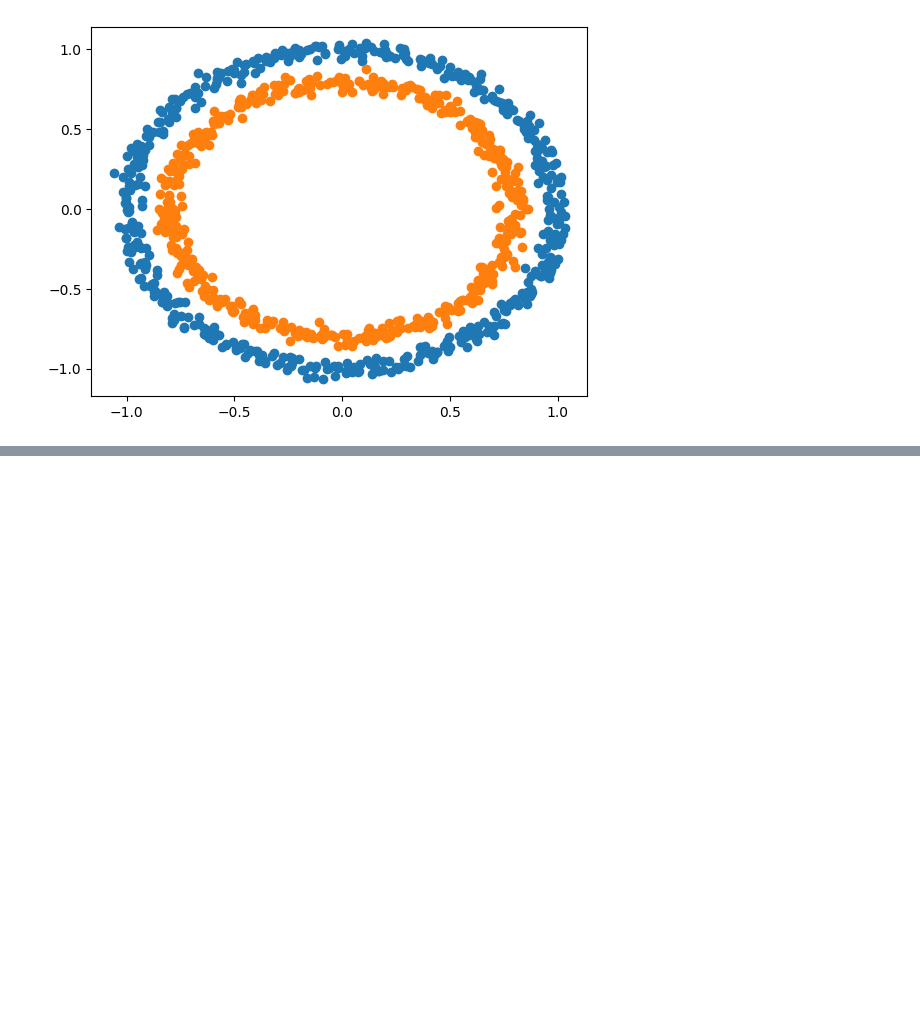
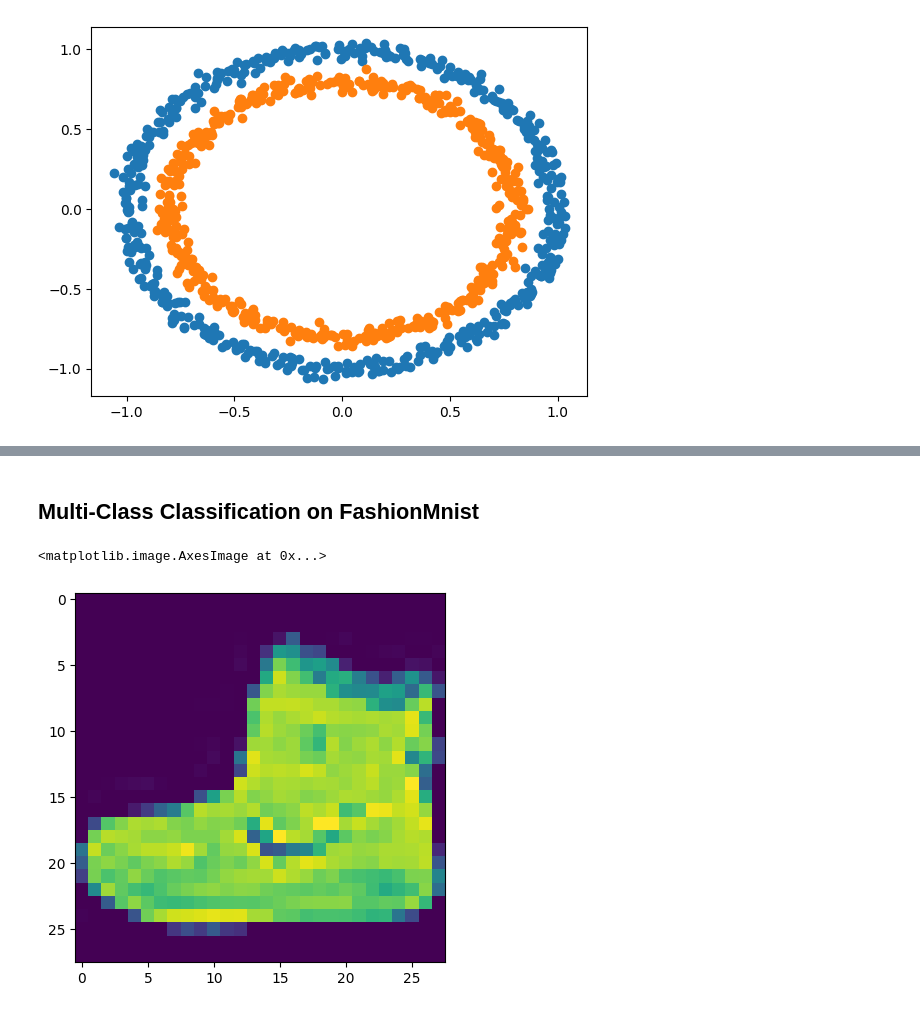
Before and after one commit to timonpalm/TFCourse, a Jupyter notebook: 03_classification.ipynb, the cells around one changed output, grey strips where cells are left out. Cells and saved outputs as stored; diff of their text form; code cells hidden in the pictures; blank space fills up the shorter version.

Commit message:
finished multiclass classification

```diff
--- a/03_classification.ipynb
+++ b/03_classification.ipynb
@@ -106,0 +100,2 @@ plot_decision_boundary(model, X, y)
+# %% [markdown]
+## Multi-Class Classification on FashionMnist
@@ -106,0 +104,10 @@ plot_decision_boundary(model, X, y)
+# %%
+(train_data, train_labels), (test_data, test_labels) = fashion_mnist.load_data()
+# %%
+train_data_norm = train_data / 255.
+test_data_norm = test_data / 255.0
+# %%
+plt.imshow(train_data_norm[0])
+# %% [output]
+<matplotlib.image.AxesImage at 0x...>
+[figure, added]
```
Also changed, not shown: parts of 14 cells of this notebook.
